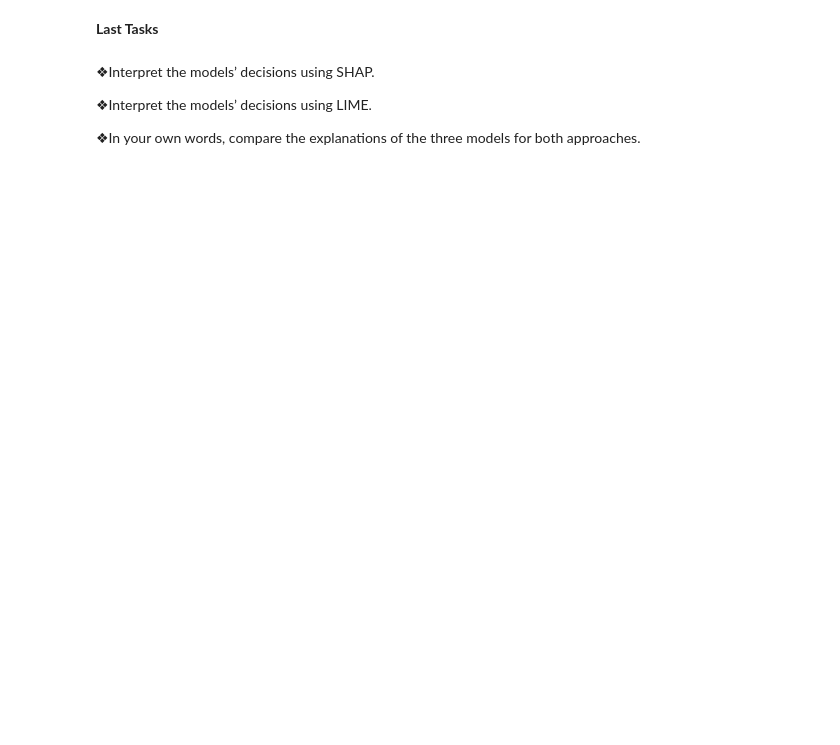
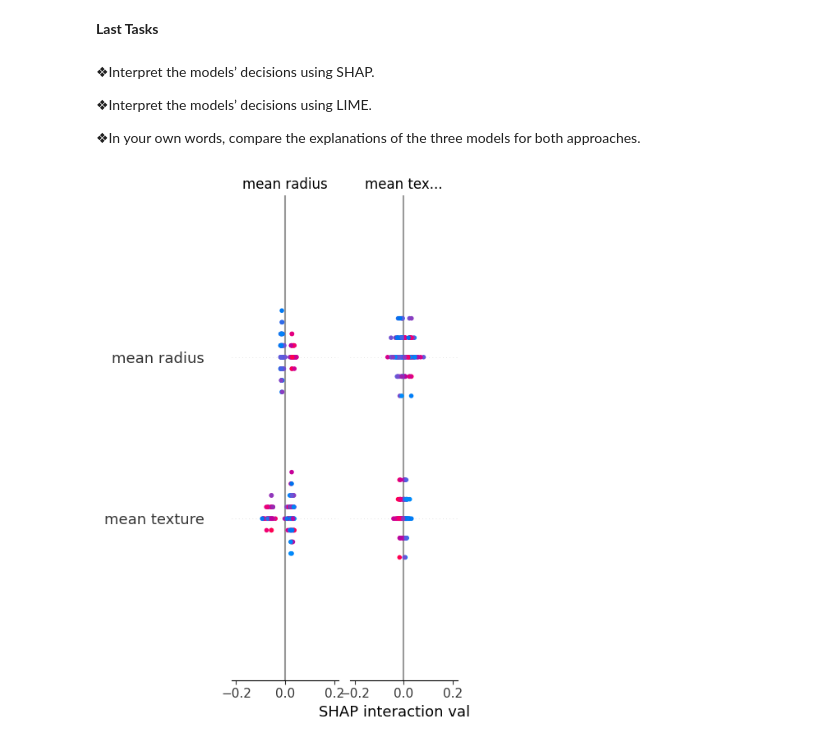
Before and after one commit to melissaviolet/Skill_growth_ds, a Jupyter notebook: coursework3.ipynb, the cells around one changed output. Cells and saved outputs as stored; diff of their text form; code cells hidden in the pictures; blank space fills up the shorter version.

```diff
--- a/coursework3.ipynb
+++ b/coursework3.ipynb
@@ -105,6 +105,11 @@ X_train, X_test, y_train, y_test = train_test_split(
     X, y, test_size=0.2, random_state=42
 )
 
+scaler = StandardScaler()
+
+X_train = scaler.fit_transform(X_train)
+X_test = scaler.transform(X_test)
+
 print(f"Training set  : {X_train.shape[0]} samples")
 print(f"Test set      : {X_test.shape[0]} samples")
 # %% [output]
@@ -114,9 +119,7 @@ Test set      : 114 samples
 **Training the Model**
 *Desicion Tree*
 # %%
-model_dt = make_pipeline(
-    StandardScaler(),
-    DecisionTreeClassifier(max_depth=6, random_state=42)
-)
+model_dt = DecisionTreeClassifier(max_depth=6, random_state=42)
+
 model_dt.fit(X_train, y_train)
 # %% [output]
@@ -179,3 +177,14 @@ MLPClassifier(hidden_layer_sizes=(30, 20), max_iter=1000, random_state=42)
 
 ❖In your own words, compare the explanations of the three models for both
 approaches.
+# %%
+# Tree explainer (works for both decision tree and Random Forests)
+explainer_tree = shap.TreeExplainer(model_dt)
+# explainer_tree = shap.TreeExplainer(model_rf)
+
+shap_values_tree = explainer_tree.shap_values(X_test)
+
+# Summary plot
+shap.summary_plot(shap_values_tree, X_test, feature_names=data.feature_names)
+# %% [output]
+[figure, added]
```
Also changed, not shown: parts of 4 cells of this notebook.
